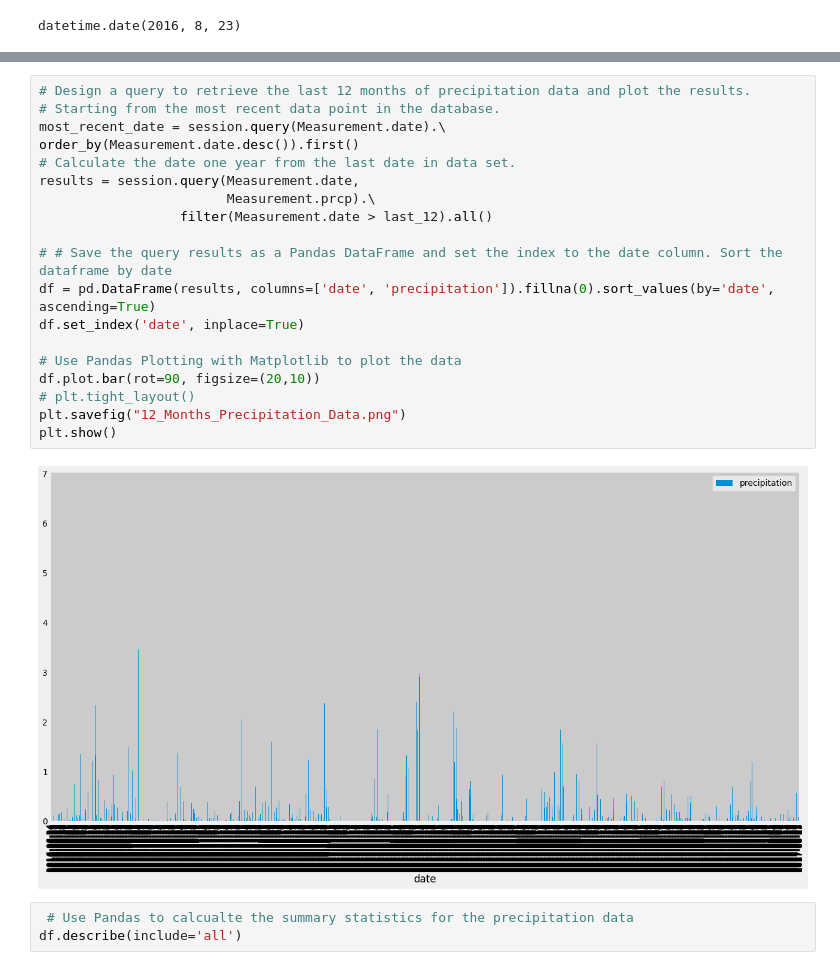
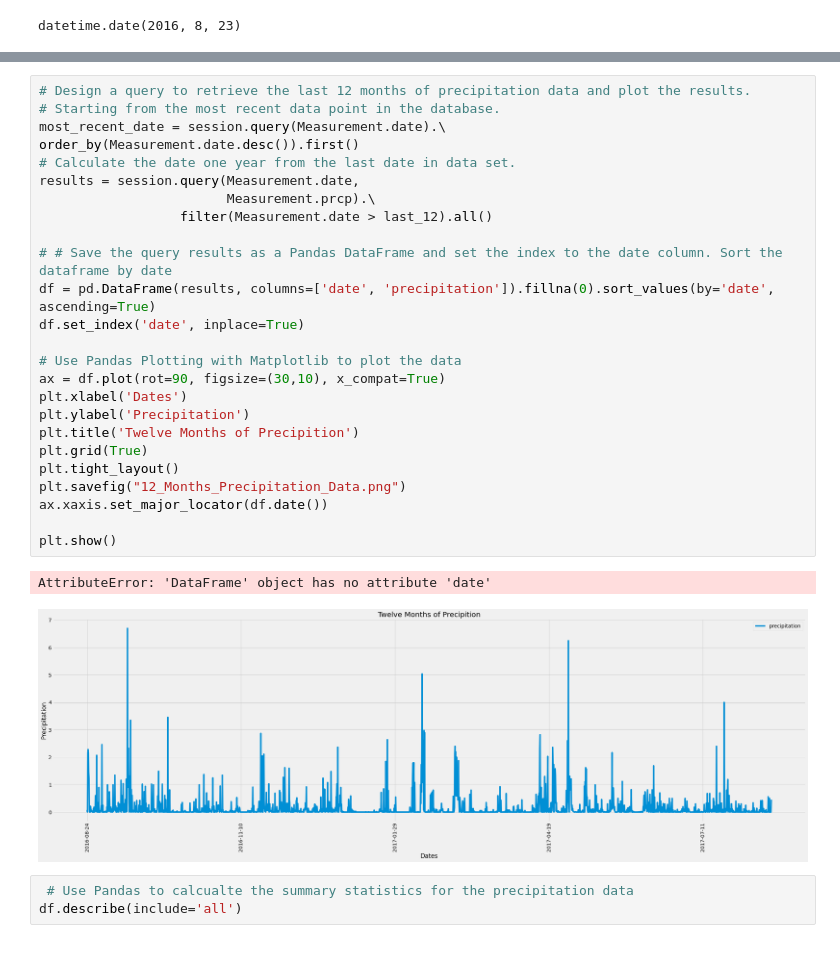
Before and after one commit to llhabers/sqlalchemy-challenge, a Jupyter notebook: SQLA.ipynb, the cells around one changed output, grey strips where cells are left out. Drawn from its saved outputs; the diff is of its cells as text.

```diff
--- a/SQLA.ipynb
+++ b/SQLA.ipynb
@@ -131,24 +116,31 @@ results
 # %%
 # Design a query to retrieve the last 12 months of precipitation data and plot the results.
 # Starting from the most recent data point in the database.
 most_recent_date = session.query(Measurement.date).\
 order_by(Measurement.date.desc()).first()
 # Calculate the date one year from the last date in data set.
 results = session.query(Measurement.date,
                         Measurement.prcp).\
                   filter(Measurement.date > last_12).all()
 
 # # Save the query results as a Pandas DataFrame and set the index to the date column. Sort the dataframe by date
 df = pd.DataFrame(results, columns=['date', 'precipitation']).fillna(0).sort_values(by='date', ascending=True)
 df.set_index('date', inplace=True)
 
 # Use Pandas Plotting with Matplotlib to plot the data
-df.plot.bar(rot=90, figsize=(20,10))
-# plt.tight_layout()
+ax = df.plot(rot=90, figsize=(30,10), x_compat=True)
+plt.xlabel('Dates')
+plt.ylabel('Precipitation')
+plt.title('Twelve Months of Precipition')
+plt.grid(True)
+plt.tight_layout()
 plt.savefig("12_Months_Precipitation_Data.png")
+ax.xaxis.set_major_locator(df.date())
+
 plt.show()
 # %% [output]
+AttributeError: 'DataFrame' object has no attribute 'date'
-[figure, old version]
+[figure, new version]
 # %%
  # Use Pandas to calcualte the summary statistics for the precipitation data
 df.describe(include='all')
```
Also changed, not shown: parts of 6 cells of this notebook, 1 other file.
